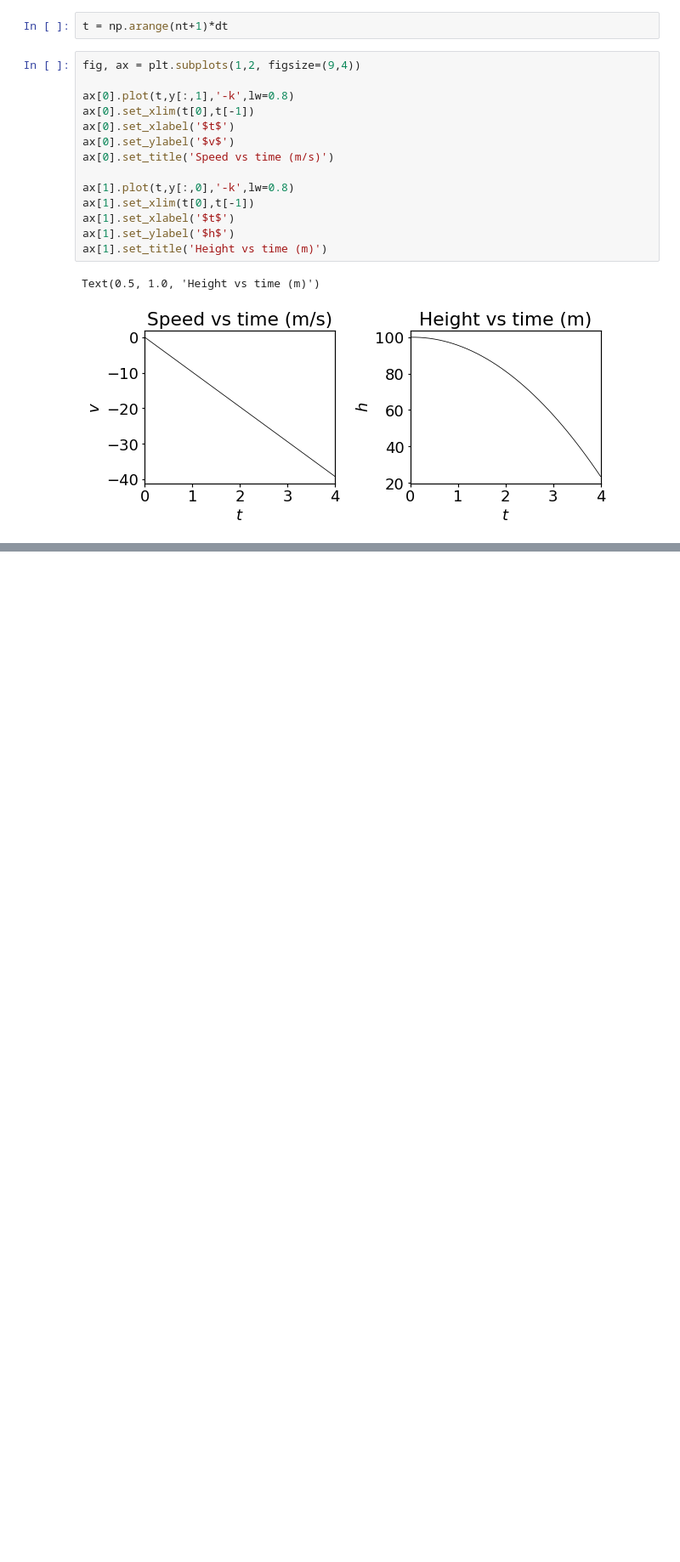
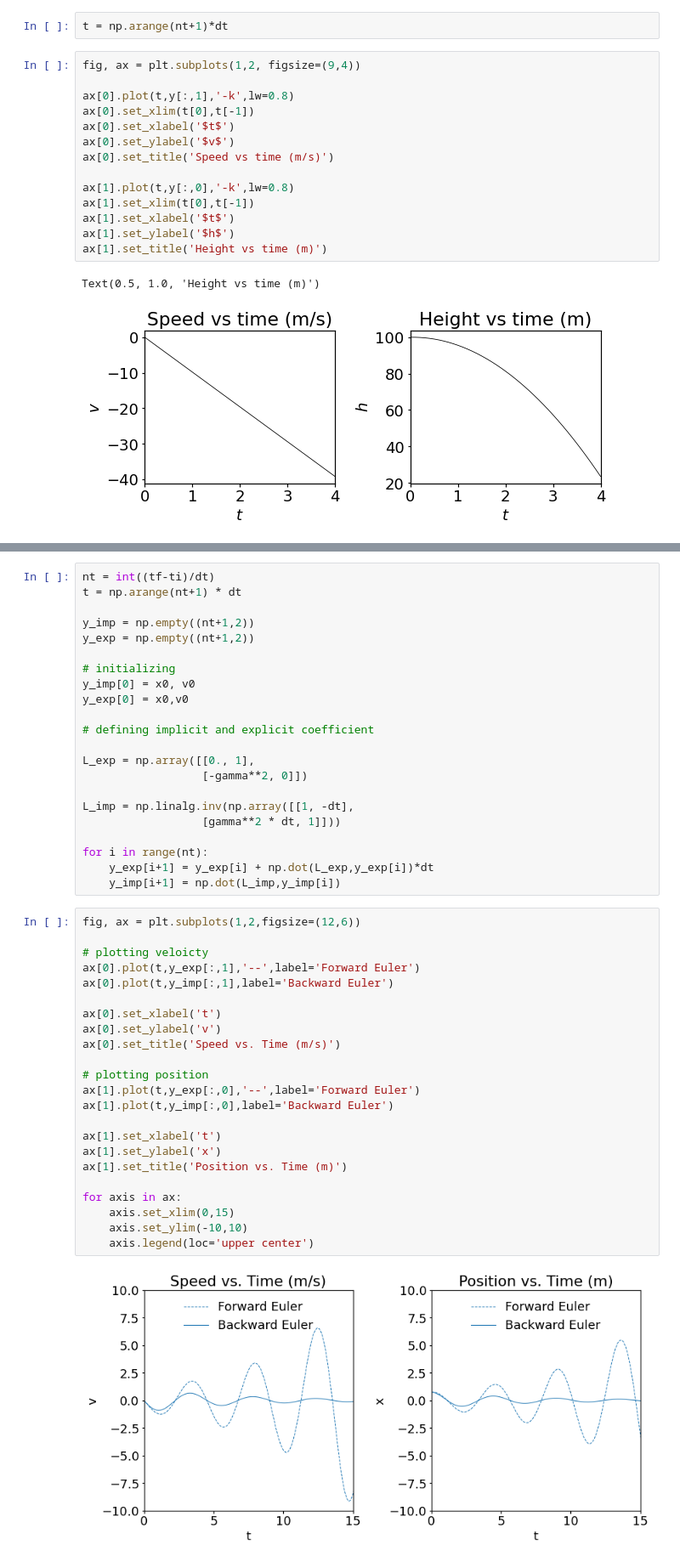
Before and after one commit to shauryasachdev/self_tutorials, a Jupyter notebook: tutorial_4.ipynb, the cells around one changed output, grey strips where cells are left out. Shown at 85% size. Cells and saved outputs as stored; diff of their text form; blank space fills up the shorter version.

```diff
--- a/tutorial_4.ipynb
+++ b/tutorial_4.ipynb
@@ -76,0 +192,47 @@ Text(0.5, 1.0, 'Height vs time (m)')
+# %%
+nt = int((tf-ti)/dt)
+t = np.arange(nt+1) * dt
+
+y_imp = np.empty((nt+1,2))
+y_exp = np.empty((nt+1,2))
+
+# initializing
+y_imp[0] = x0, v0
+y_exp[0] = x0,v0
+
+# defining implicit and explicit coefficient
+
+L_exp = np.array([[0., 1],
+                  [-gamma**2, 0]])
+
+L_imp = np.linalg.inv(np.array([[1, -dt],
+                  [gamma**2 * dt, 1]]))
+
+for i in range(nt):
+    y_exp[i+1] = y_exp[i] + np.dot(L_exp,y_exp[i])*dt
+    y_imp[i+1] = np.dot(L_imp,y_imp[i])
+# %%
+fig, ax = plt.subplots(1,2,figsize=(12,6))
+
+# plotting veloicty
+ax[0].plot(t,y_exp[:,1],'--',label='Forward Euler')
+ax[0].plot(t,y_imp[:,1],label='Backward Euler')
+
+ax[0].set_xlabel('t')
+ax[0].set_ylabel('v')
+ax[0].set_title('Speed vs. Time (m/s)')
+
+# plotting position
+ax[1].plot(t,y_exp[:,0],'--',label='Forward Euler')
+ax[1].plot(t,y_imp[:,0],label='Backward Euler')
+
+ax[1].set_xlabel('t')
+ax[1].set_ylabel('x')
+ax[1].set_title('Position vs. Time (m)')
+
+for axis in ax:
+    axis.set_xlim(0,15)
+    axis.set_ylim(-10,10)
+    axis.legend(loc='upper center')
+# %% [output]
+[figure, added]
```
Also changed, not shown: parts of 9 cells of this notebook.
